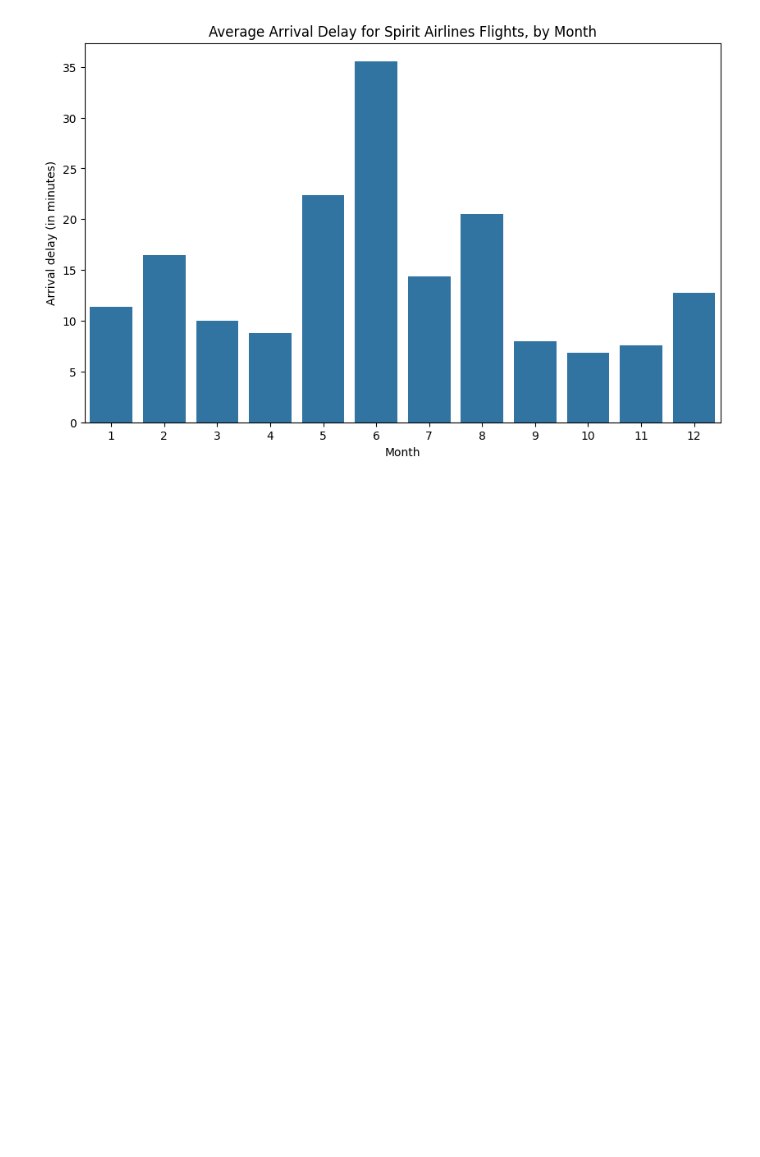
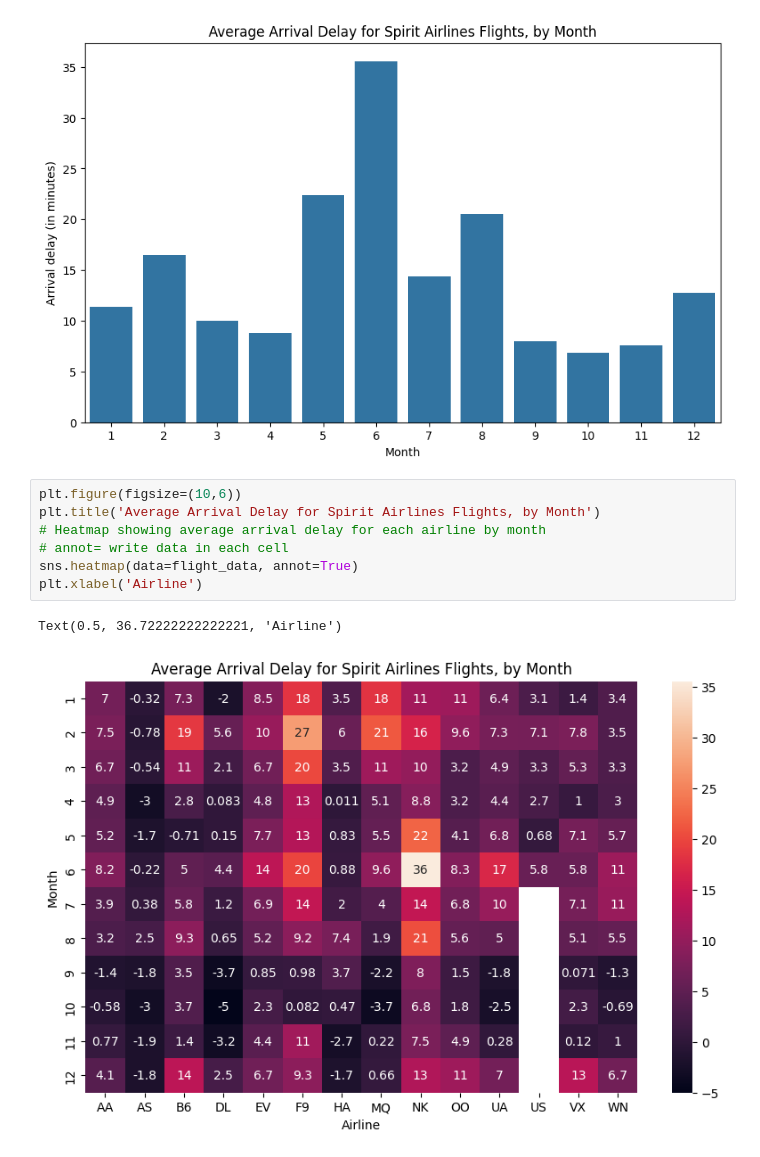
Before and after one commit to alanmicah/DataVisualisation, a Jupyter notebook: bar_heat_chart.ipynb, the cells around one changed output. Drawn from its saved outputs; the diff is of its cells as text; blank space fills up the shorter version.

Commit message:
Heat map of average delay flights by month

```diff
--- a/bar_heat_chart.ipynb
+++ b/bar_heat_chart.ipynb
@@ -42,3 +42,13 @@ plt.ylabel("Arrival delay (in minutes)")
 # %% [output]
 Text(0, 0.5, 'Arrival delay (in minutes)')
 [figure]
+# %%
+plt.figure(figsize=(10,6))
+plt.title('Average Arrival Delay for Spirit Airlines Flights, by Month')
+# Heatmap showing average arrival delay for each airline by month
+# annot= write data in each cell
+sns.heatmap(data=flight_data, annot=True)
+plt.xlabel('Airline')
+# %% [output]
+Text(0.5, 36.72222222222221, 'Airline')
+[figure, added]
```
